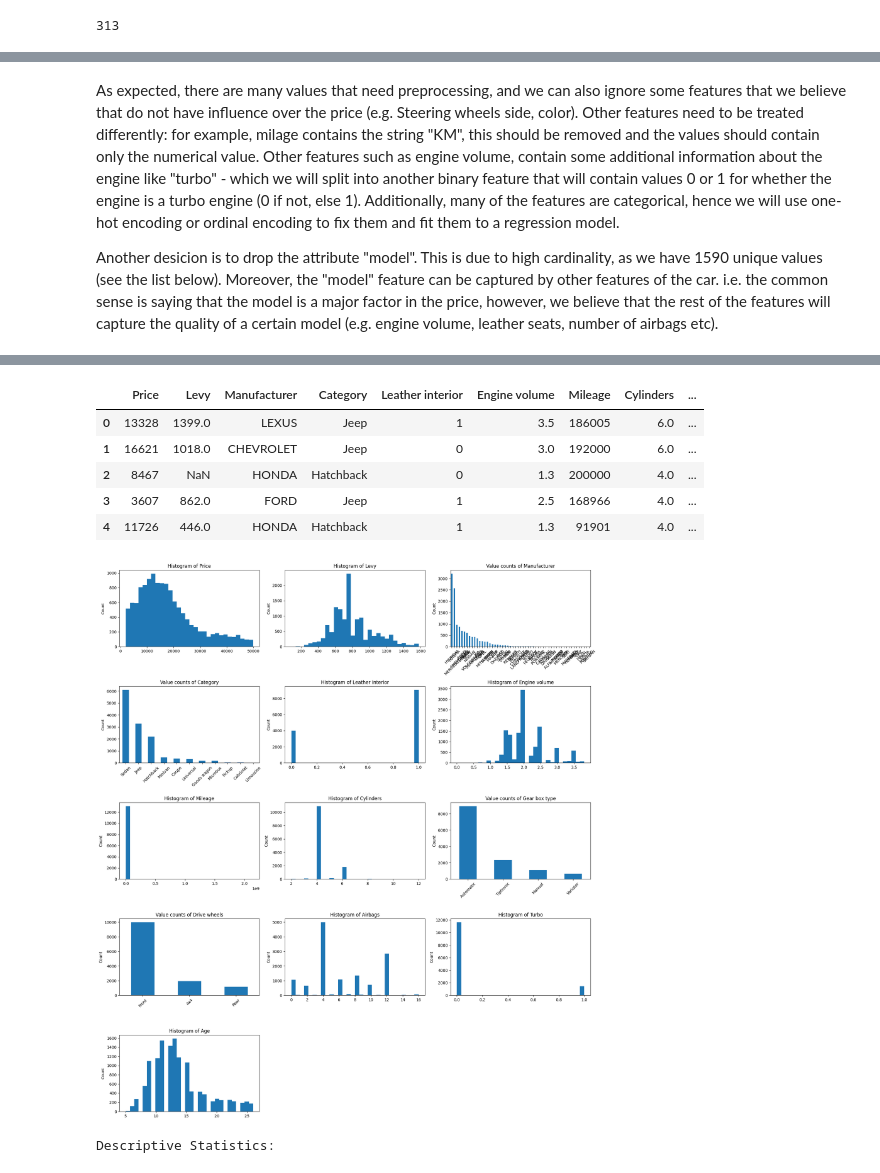
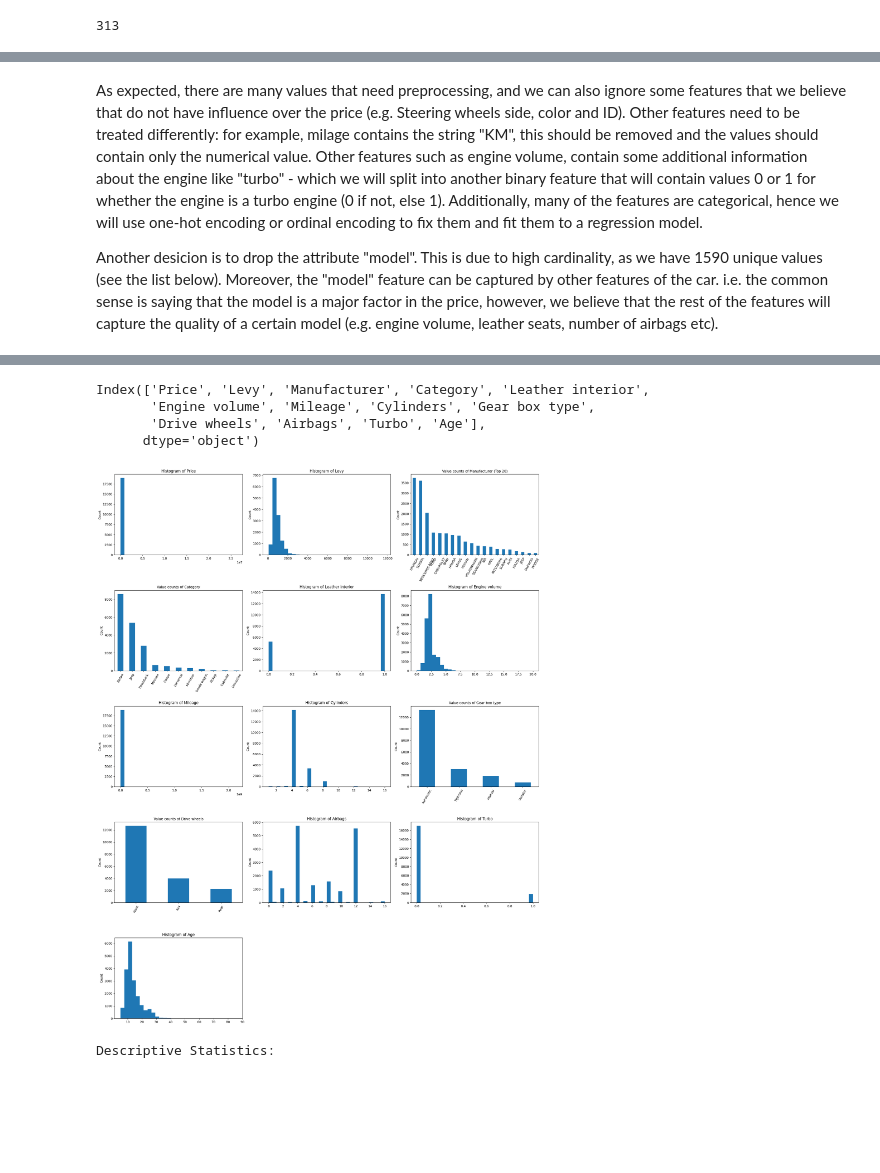
Before and after one commit to Harborg1/Model-Based-ML, a Jupyter notebook: model_based_ml_project.ipynb, the cells around one changed output, grey strips where cells are left out. Cells and saved outputs as stored; diff of their text form; code cells hidden in the pictures; blank space fills up the shorter version.

```diff
--- a/model_based_ml_project.ipynb
+++ b/model_based_ml_project.ipynb
@@ -102,11 +102,13 @@ for i, col in enumerate(df.columns):
         df[col].astype(float)
         df[col].astype(float).plot(kind='hist', bins=30, ax=ax)
         ax.set_title(f"Histogram of {col}", fontsize=12)
+
+
     except:
         # For categorical data, show only the top 20 most frequent categories
         vc = df[col].value_counts(dropna=False)
         vc[:20].plot(kind='bar', ax=ax)
-        ax.set_title(f"Value counts of {col} (Top 20)", fontsize=12)
+        ax.set_title(f"Value counts of {col} (Top 20)" if df.nunique()[col]>=20 else f"Value counts of {col}" , fontsize=12)
         ax.tick_params(axis='x', rotation=60)
 
     ax.set_xlabel('')
@@ -123,5 +125,5 @@ plt.show()
 # %% [markdown]
-As expected, there are many values that need preprocessing, and we can also ignore some features that we believe that do not have influence over the price (e.g. Steering wheels side, color). Other features need to be treated differently: for example, milage contains the string "KM", this should be removed and the values should contain only the numerical value. Other features such as engine volume, contain some additional information about the engine like "turbo" - which we will split into another binary feature that will contain values 0 or 1 for whether the engine is a turbo engine (0 if not, else 1). Additionally, many of the features are categorical, hence we will use one-hot encoding or ordinal encoding to fix them and fit them to a regression model.
+As expected, there are many values that need preprocessing, and we can also ignore some features that we believe that do not have influence over the price (e.g. Steering wheels side, color and ID). Other features need to be treated differently: for example, milage contains the string "KM", this should be removed and the values should contain only the numerical value. Other features such as engine volume, contain some additional information about the engine like "turbo" - which we will split into another binary feature that will contain values 0 or 1 for whether the engine is a turbo engine (0 if not, else 1). Additionally, many of the features are categorical, hence we will use one-hot encoding or ordinal encoding to fix them and fit them to a regression model.
 
 Another desicion is to drop the attribute "model". This is due to high cardinality, as we have 1590 unique values (see the list below). Moreover, the "model" feature can be captured by other features of the car. i.e. the common sense is saying that the model is a major factor in the price, however, we believe that the rest of the features will capture the quality of a certain model (e.g. engine volume, leather seats, number of airbags etc).
 # %%
@@ -204,46 +206,48 @@ df_cleaned = df_cleaned.drop(columns=['Prod. year'])
 
 # Preview the cleaned dataframe
 df_cleaned.head()
+print(df_cleaned.columns)
 # %% [output]
-|  | Price | Levy | Manufacturer | Category | Leather interior | Engine volume | Mileage | Cylinders | ... |
-| 0 | 13328 | 1399.0 | LEXUS | Jeep | 1 | 3.5 | 186005 | 6.0 | ... |
-| 1 | 16621 | 1018.0 | CHEVROLET | Jeep | 0 | 3.0 | 192000 | 6.0 | ... |
-| 2 | 8467 | NaN | HONDA | Hatchback | 0 | 1.3 | 200000 | 4.0 | ... |
-| 3 | 3607 | 862.0 | FORD | Jeep | 1 | 2.5 | 168966 | 4.0 | ... |
-| 4 | 11726 | 446.0 | HONDA | Hatchback | 1 | 1.3 | 91901 | 4.0 | ... |
+Index(['Price', 'Levy', 'Manufacturer', 'Category', 'Leather interior',
+       'Engine volume', 'Mileage', 'Cylinders', 'Gear box type',
+       'Drive wheels', 'Airbags', 'Turbo', 'Age'],
+      dtype='object')
 # %%
+
 # Number of columns per row in the plot grid
 n_cols = 3
 n_rows = -(-len(df_cleaned.columns) // n_cols)  # Ceiling division
 
 # Create subplots
-fig, axes = plt.subplots(n_rows, n_cols, figsize=(18, n_rows * 4))
+fig, axes = plt.subplots(n_rows, n_cols, figsize=(20, n_rows * 5))
 axes = axes.flatten()
 
 # Plot each feature
 for i, col in enumerate(df_cleaned.columns):
     ax = axes[i]
     try:
         # If the column can be converted to numeric, use histogram
         df_cleaned[col].astype(float)
         df_cleaned[col].astype(float).plot(kind='hist', bins=30, ax=ax)
         ax.set_title(f"Histogram of {col}")
+
     except:
-        # Otherwise, treat as categorical and use bar chart
-        df_cleaned[col].value_counts(dropna=False).plot(kind='bar', ax=ax)
-        ax.set_title(f"Value counts of {col}")
-        ax.tick_params(axis='x', rotation=45)
+        # For categorical data, show only the top 20 most frequent categories
+        vc = df[col].value_counts(dropna=False)
+        vc[:20].plot(kind='bar', ax=ax)
+        ax.set_title(f"Value counts of {col} (Top 20)" if df_cleaned.nunique()[col]>=20 else f"Value counts of {col}" , fontsize=11)
+        ax.tick_params(axis='x', rotation=60)
     ax.set_xlabel('')
     ax.set_ylabel('Count')
 
 # Hide any unused subplots
 for j in range(i+1, len(axes)):
     axes[j].axis('off')
 
 plt.tight_layout()
 plt.show()
 # %% [output]
-[figure, old version]
+[figure, new version]
 # %%
 print("Descriptive Statistics:")
 df_cleaned.describe().T
```
Also changed, not shown: parts of 4 cells of this notebook.
